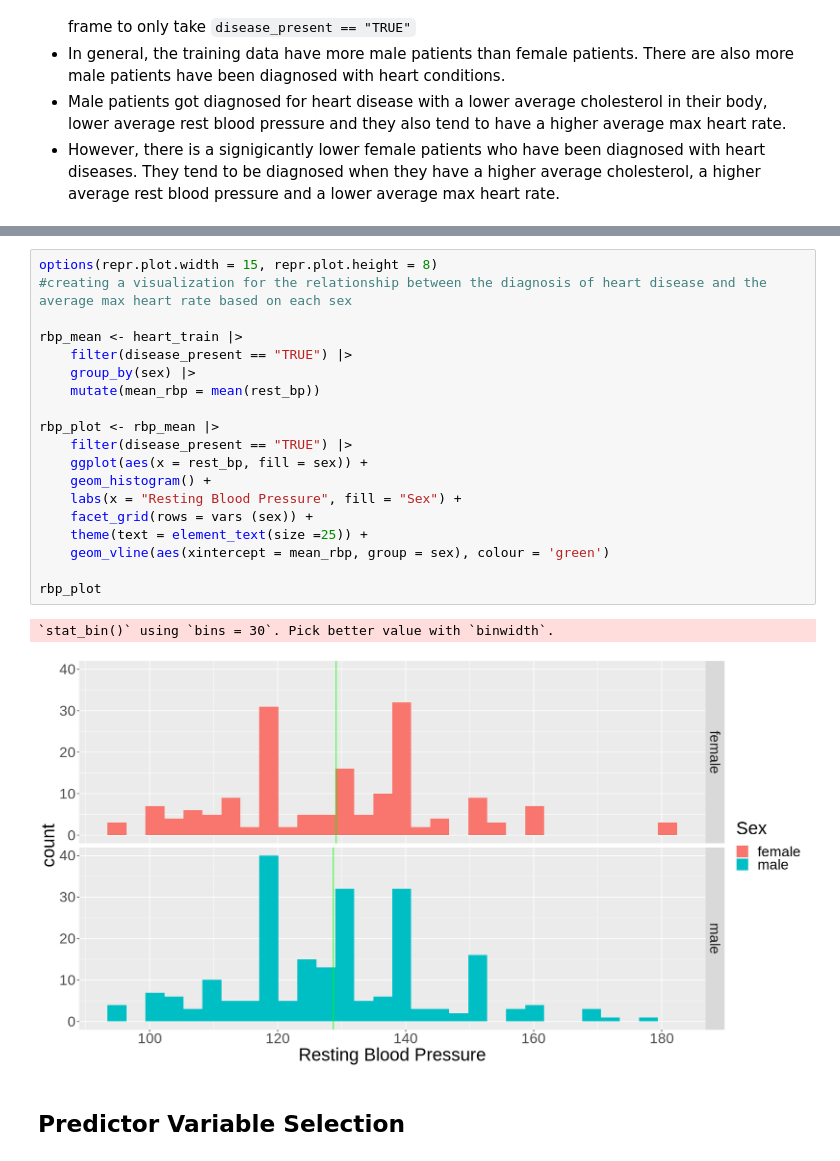
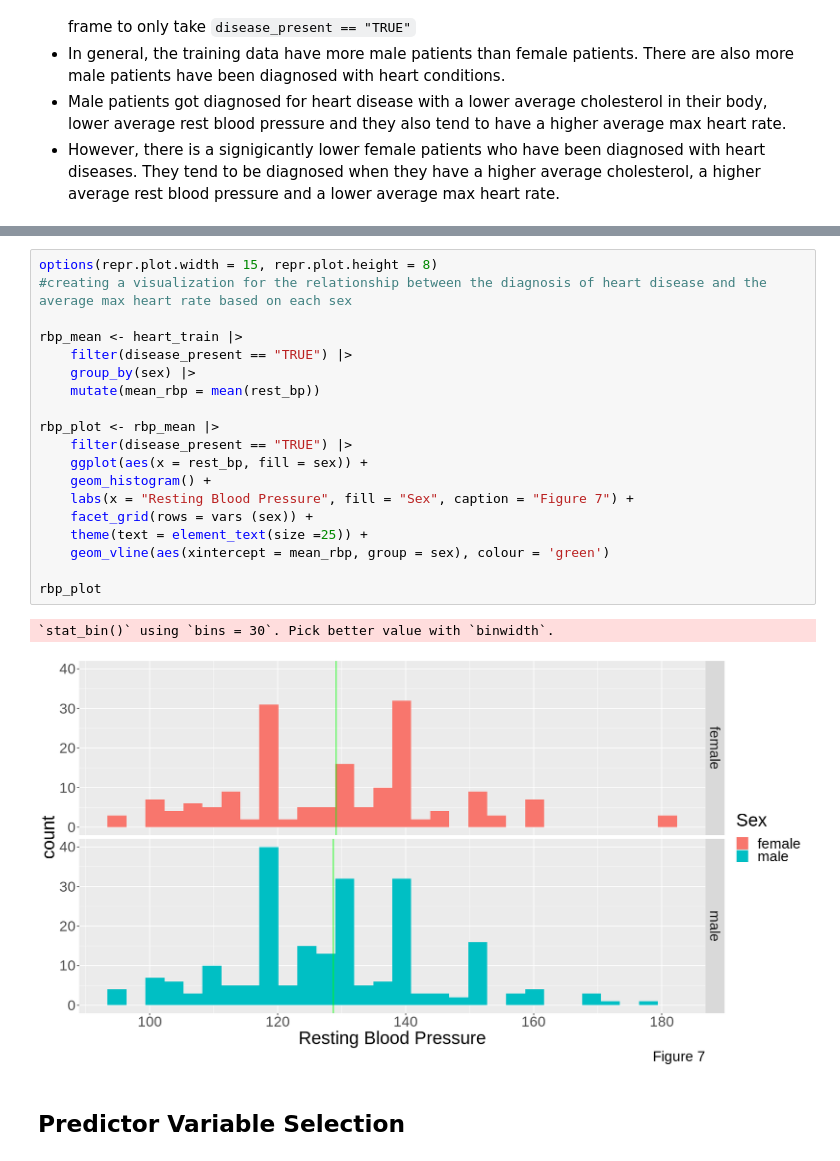
Before and after one commit to vyle2003/DSCI-100-Project, a Jupyter notebook: DSCI 100 Project Report.ipynb, the cells around one changed output, grey strips where cells are left out. Drawn from its saved outputs; the diff is of its cells as text.

Commit message:
Added figure numbers

```diff
--- a/DSCI 100 Project Report.ipynb
+++ b/DSCI 100 Project Report.ipynb
@@ -229,25 +237,25 @@ mhr_plot
 # %%
 options(repr.plot.width = 15, repr.plot.height = 8)
 #creating a visualization for the relationship between the diagnosis of heart disease and the average max heart rate based on each sex
 
 rbp_mean <- heart_train |>
     filter(disease_present == "TRUE") |>
     group_by(sex) |>
     mutate(mean_rbp = mean(rest_bp))
 
 rbp_plot <- rbp_mean |>
     filter(disease_present == "TRUE") |>
     ggplot(aes(x = rest_bp, fill = sex)) +
     geom_histogram() +
-    labs(x = "Resting Blood Pressure", fill = "Sex") +
+    labs(x = "Resting Blood Pressure", fill = "Sex", caption = "Figure 7") +
     facet_grid(rows = vars (sex)) +
     theme(text = element_text(size =25)) +
     geom_vline(aes(xintercept = mean_rbp, group = sex), colour = 'green')
 
 rbp_plot
 # %% [output]
 `stat_bin()` using `bins = 30`. Pick better value with `binwidth`.
-[figure, old version]
+[figure, new version]
 # %% [markdown]
 ## Predictor Variable Selection ##
 # %% [markdown]
```
Also changed, not shown: parts of 18 cells of this notebook.
